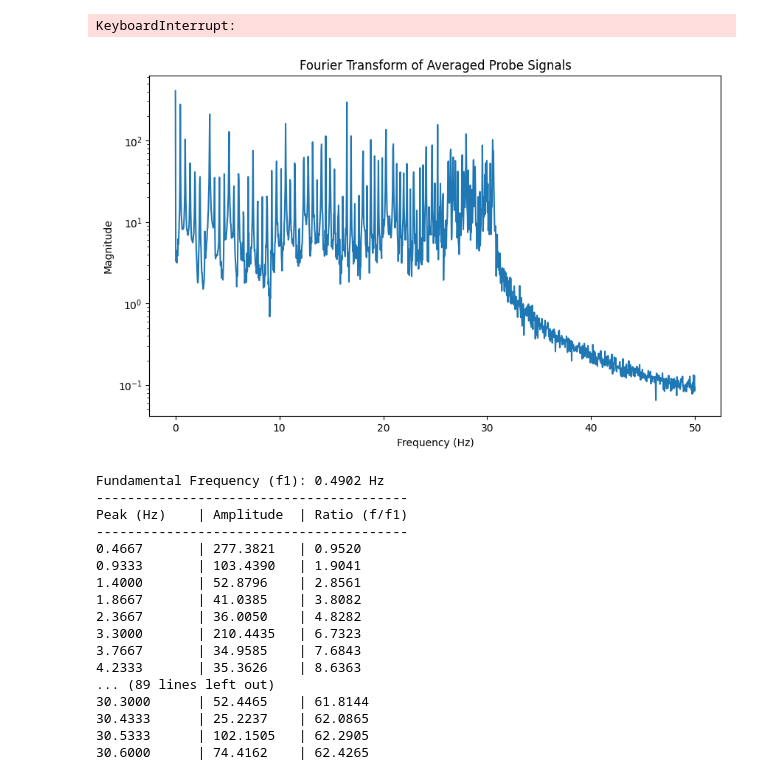
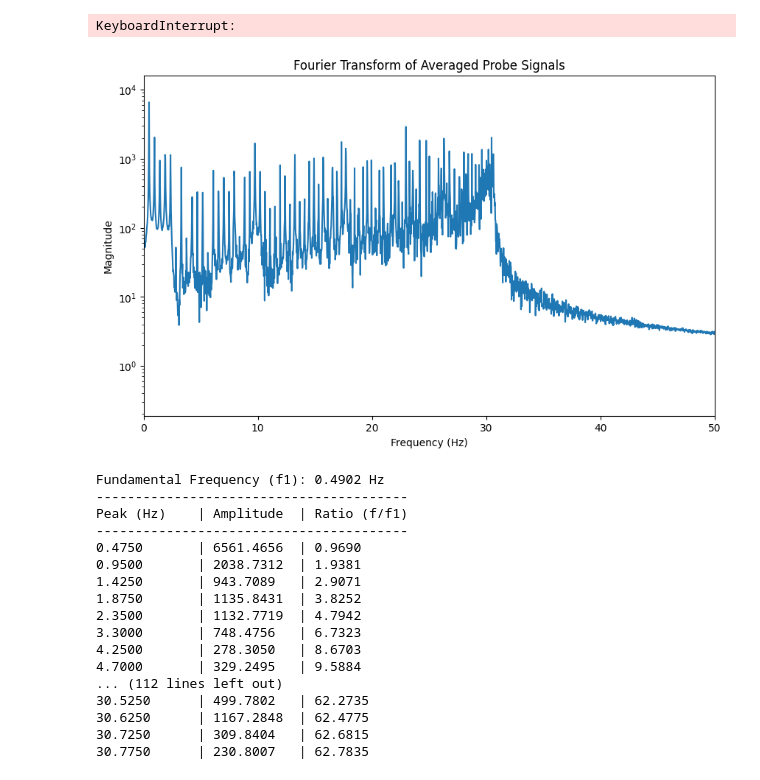
Before and after one commit to tony-yuhos/drumhead-lattice, a Jupyter notebook: string.ipynb, the cells around one changed output. Saved outputs shown, nothing was run; the diff lists cells and outputs as text; code cells hidden in the pictures.

```diff
--- a/string.ipynb
+++ b/string.ipynb
@@ -18,8 +18,8 @@ class Params():
     k: float = 100.     # Spring constant (N/m)
     r_0: float = 0.1    # Spring equilibrium distance (m)
     d: float = 1.      # In-plane distance between adjacent masses (m)
-    t_max: float = 30.0     # Total time to simulate (s)
-    dt: float = 0.01    # Time step (s)
+    t_max: float = 40.0     # Total time to simulate (s)
+    dt: float = 0.001    # Time step (s)
 
 class String():
 
@@ -289,37 +289,38 @@ KeyboardInterrupt:
 # %%
 # Calculate harmonics using probes at corner, 1/3, and center masses
 
 probe_indices = [1, params.N // 3, params.N // 2]
 
 # Fourier Transform of GMS
 freqs = np.fft.rfftfreq(len(t_pts), d=params.dt)
 
 avg_spectrum = np.zeros(len(freqs))
 
 for idx in probe_indices:
     probe_signal = z[idx, :]
 
     # Fourier Transform
     probe_fft = np.abs(np.fft.rfft(probe_signal))
 
     avg_spectrum += probe_fft
 
 avg_spectrum /= len(probe_indices)
 
 fig_mag, ax_mag = plt.subplots(figsize=(10, 6))
 ax_mag.semilogy(freqs, avg_spectrum)
 ax_mag.set_title('Fourier Transform of Averaged Probe Signals')
 ax_mag.set_xlabel('Frequency (Hz)')
 ax_mag.set_ylabel('Magnitude')
+ax_mag.set_xlim(0, 50)
 
 plt.show()
 # %% [output]
-[figure, old version]
+[figure, new version]
 # %%
 # Determine peak frequencies
 from scipy.signal import find_peaks
 
-peaks, _ = find_peaks(avg_spectrum, height=1e1)
+peaks, _ = find_peaks(avg_spectrum, height=150)
 
 peak_freqs = freqs[peaks]
 peak_amps = avg_spectrum[peaks]
@@ -346,16 +347,16 @@ Fundamental Frequency (f1): 0.4902 Hz
 ----------------------------------------
 Peak (Hz)    | Amplitude  | Ratio (f/f1)
 ----------------------------------------
-0.4667       | 277.3821   | 0.9520
-0.9333       | 103.4390   | 1.9041
-1.4000       | 52.8796    | 2.8561
-1.8667       | 41.0385    | 3.8082
-2.3667       | 36.0050    | 4.8282
-3.3000       | 210.4435   | 6.7323
-3.7667       | 34.9585    | 7.6843
-4.2333       | 35.3626    | 8.6363
-... (89 lines left out)
-30.3000      | 52.4465    | 61.8144
-30.4333      | 25.2237    | 62.0865
-30.5333      | 102.1505   | 62.2905
-30.6000      | 74.4162    | 62.4265
+0.4750       | 6561.4656  | 0.9690
+0.9500       | 2038.7312  | 1.9381
+1.4250       | 943.7089   | 2.9071
+1.8750       | 1135.8431  | 3.8252
+2.3500       | 1132.7719  | 4.7942
+3.3000       | 748.4756   | 6.7323
+4.2500       | 278.3050   | 8.6703
+4.7000       | 329.2495   | 9.5884
+... (112 lines left out)
+30.5250      | 499.7802   | 62.2735
+30.6250      | 1167.2848  | 62.4775
+30.7250      | 309.8404   | 62.6815
+30.7750      | 230.8007   | 62.7835
```
Also changed, not shown: 5 other files.
